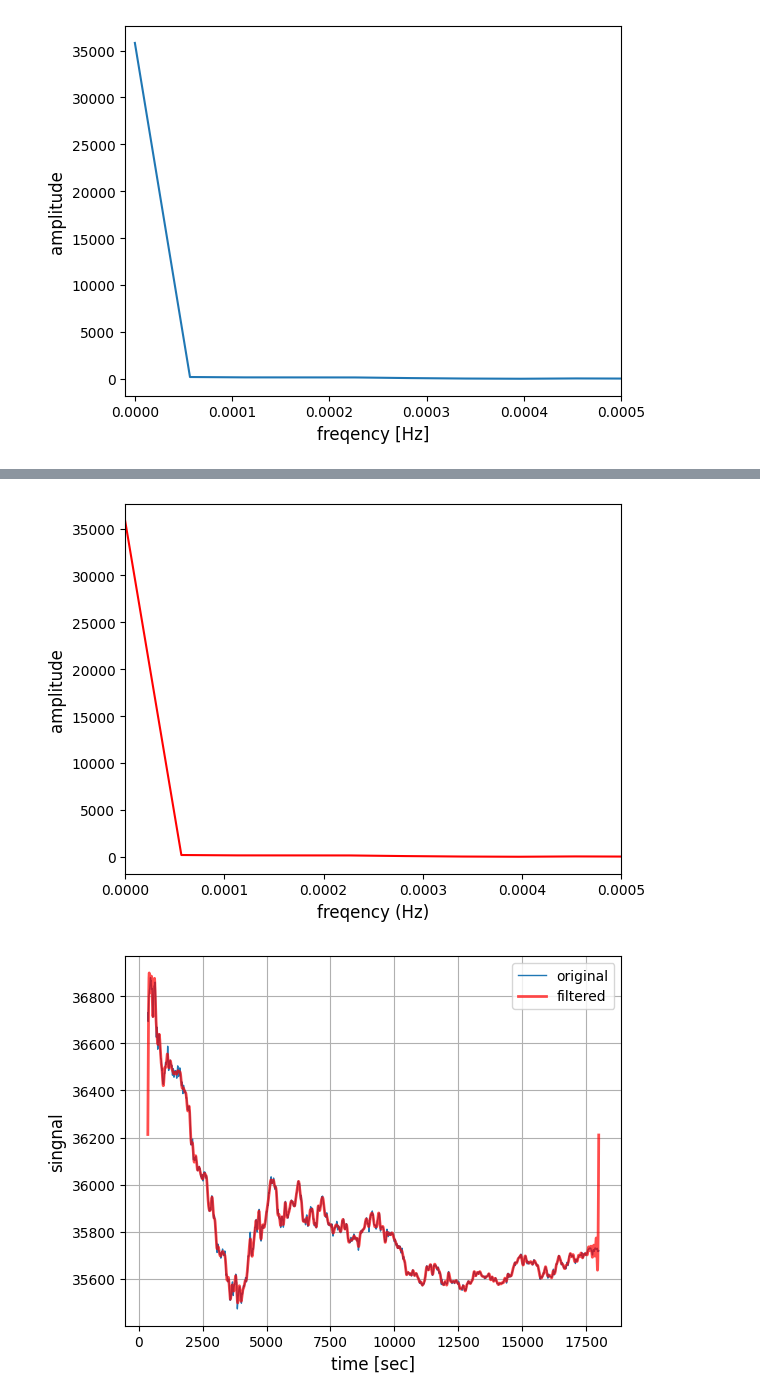
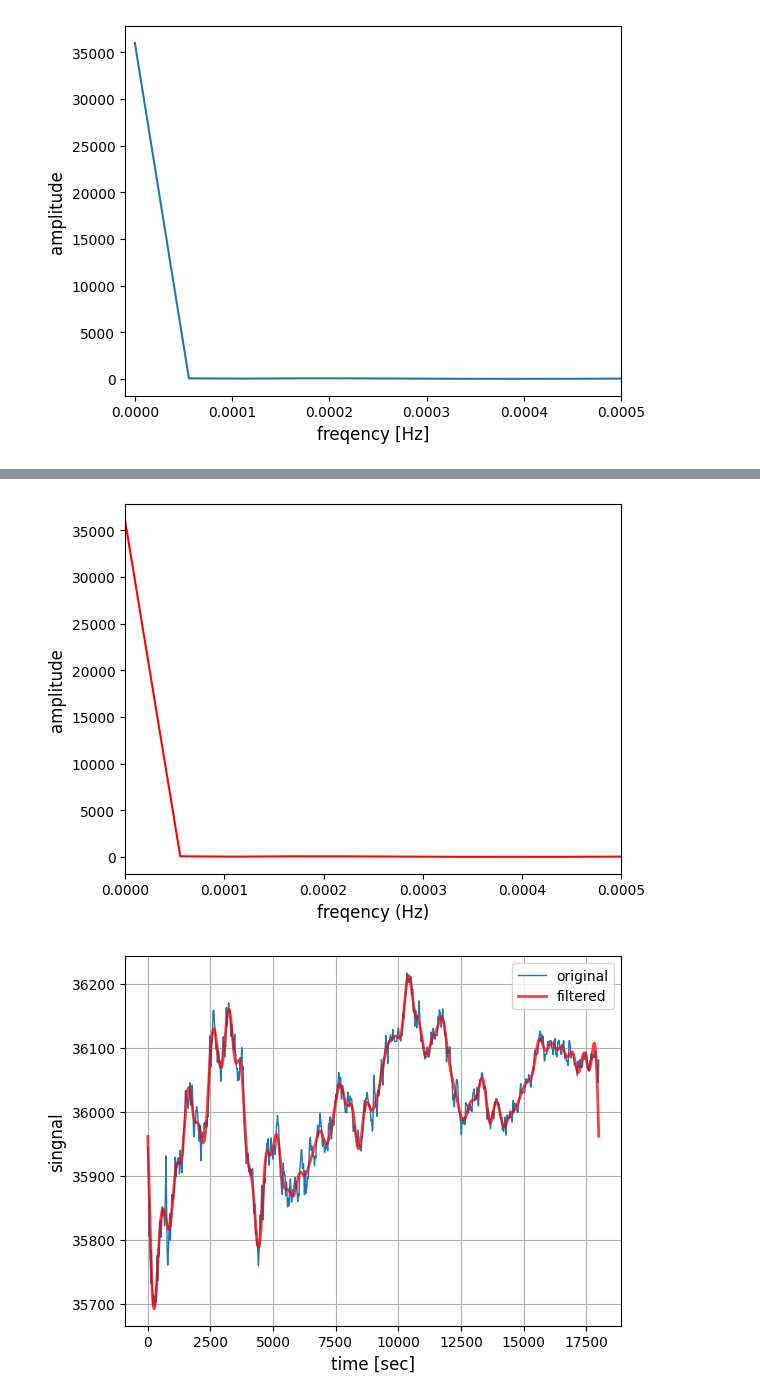
Before and after one commit to bitwalk123/stock-explorer, a Jupyter notebook: jupyter/realtime_fft_eval_001.ipynb, the cells around one changed output, grey strips where cells are left out. Cells and saved outputs as stored; diff of their text form; code cells hidden in the pictures.

```diff
--- a/jupyter/realtime_fft_eval_001.ipynb
+++ b/jupyter/realtime_fft_eval_001.ipynb
@@ -5,7 +6,7 @@ import pandas as pd
 
 from scipy.interpolate import make_smoothing_spline
 # %%
-pkl = '../tmp/8035_2024-07-12.pkl'
+pkl = '../tmp/8035_2024-07-16.pkl'
 df0 = pd.read_pickle(pkl)
 df0
 # %% [output]
@@ -153,6 +190,6 @@ plt.show()
 # %%
 # 周波数でフィルタリング処理
-fc = 0.01 # カットオフ（周波数）
+fc = 0.0025 # カットオフ（周波数）
 F2 = np.copy(F) # FFT結果コピー
 F2[((fc < fq) & (fq < 10 - fc))] = 0 # カットオフを超える周波数のデータをゼロにする（ノイズ除去）
 # %%
@@ -170,7 +207,7 @@ plt.plot(fq, F2_abs_amp, c='r')
 plt.xlim(0, 0.0005)
 plt.show()
 # %% [output]
-[figure, old version]
+[figure, new version]
 # %%
 # 周波数でフィルタリング（ノイズ除去）-> IFFT
 F2_ifft = np.fft.ifft(F2) # IFFT
@@ -180,11 +217,11 @@ F2_ifft_real = F2_ifft.real
 # %%
 # グラフ表示：オリジナルとフィルタリング（ノイズ除去）
 plt.plot(xs, ys, lw=1, c='C0', label='original')
-plt.plot(xs, F2_ifft_real, c="red", lw=2, alpha=0.7, label='filtered')
+plt.plot(xs, F2_ifft_real, c="red", lw=2, alpha=0.75, label='filtered')
 plt.legend(loc='best')
 plt.xlabel('time [sec]', fontsize=12)
 plt.ylabel('singnal', fontsize=12)
 plt.grid()
 plt.show()
 # %% [output]
-[figure, old version]
+[figure, new version]
```
Also changed, not shown: parts of 16 cells of this notebook.
